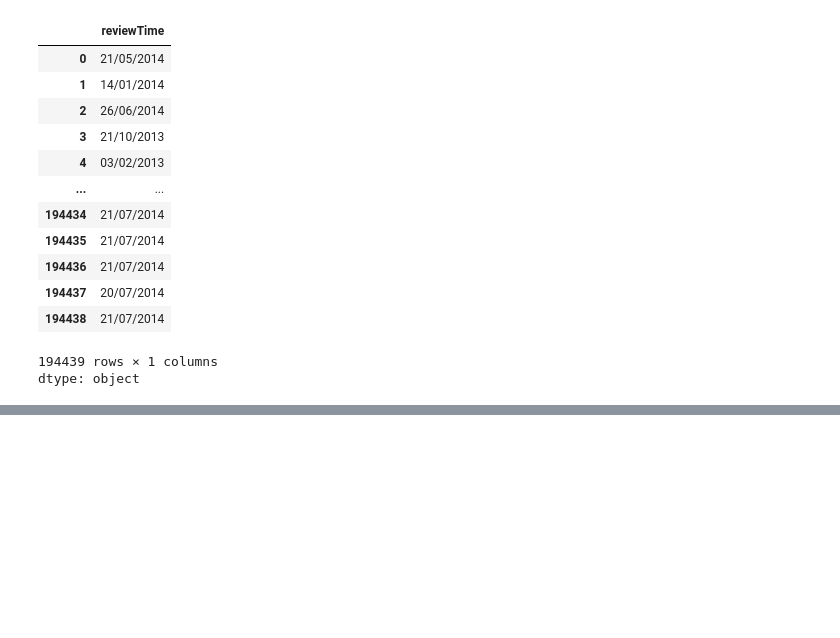
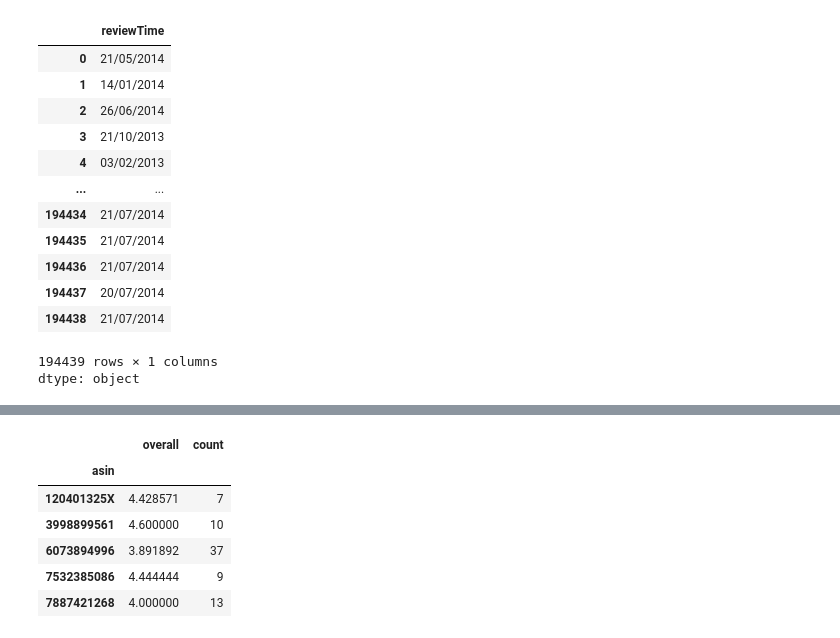
Before and after one commit to matheuspfferreira/python_data_science, a Jupyter notebook: Clientes da Amazon - 08/notebook/nb_amazon_clients.ipynb, the cells around one changed output, grey strips where cells are left out. Saved outputs shown, nothing was run; the diff lists cells and outputs as text; code cells hidden in the pictures; blank space fills up the shorter version.

```diff
--- a/Clientes da Amazon - 08/notebook/nb_amazon_clients.ipynb
+++ b/Clientes da Amazon - 08/notebook/nb_amazon_clients.ipynb
@@ -116,0 +124,4 @@ dtype: object
+# %%
+# Descobrindo a média de avaliação por produto
+avaliacoes = dados.groupby('asin')['overall'].mean().to_frame()
+avaliacoes.head()
@@ -116,0 +136,12 @@ dtype: object
+# %%
+# Incrementando uma coluna de contagem de avaliações
+avaliacoes['count'] = dados['asin'].value_counts()
+avaliacoes.head()
+# %% [output]
+|  | overall | count |
+| asin |  |  |
+| 120401325X | 4.428571 | 7 |
+| 3998899561 | 4.600000 | 10 |
+| 6073894996 | 3.891892 | 37 |
+| 7532385086 | 4.444444 | 9 |
+| 7887421268 | 4.000000 | 13 |
```
Also changed, not shown: parts of 4 cells of this notebook.
